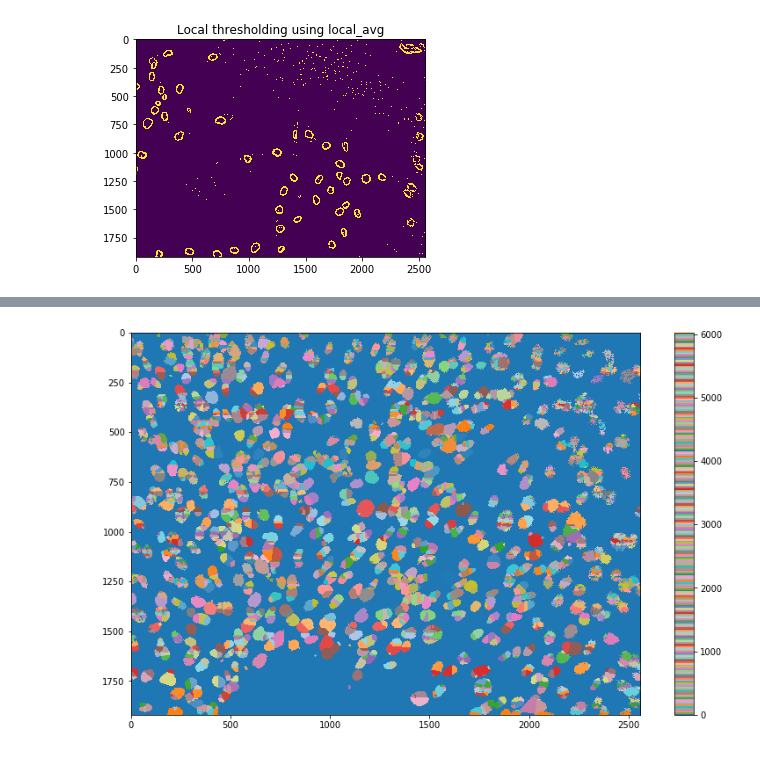
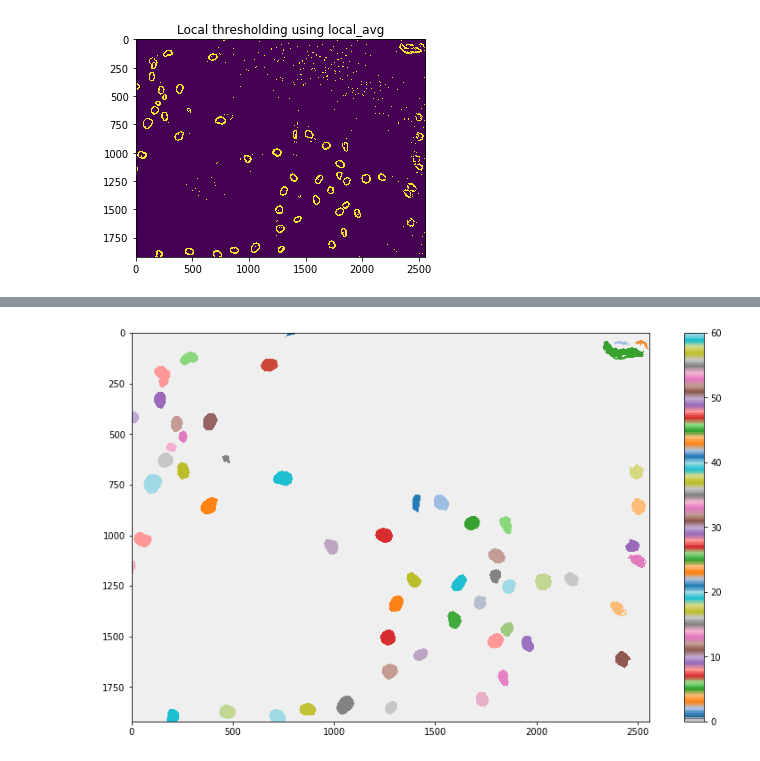
Before and after one commit to SvenPVoigt/PublicNotebooks, a Jupyter notebook: Cell_Pipeline_Ver09.ipynb, the cells around one changed output, grey strips where cells are left out. Saved outputs shown, nothing was run; the diff lists cells and outputs as text; code cells hidden in the pictures.

Commit message:
updated cell pres

```diff
--- a/Cell_Pipeline_Ver09.ipynb
+++ b/Cell_Pipeline_Ver09.ipynb
@@ -88,17 +89,17 @@ plt.show()
 # %%
 cells2 = cells_to_process.copy()
 
-cells2_dilated = (conv_dilate(cells2, 4) > 0.1).astype(np.int)
-fills2, label_im = do_rem_obj(1-cells2_dilated, 50000, 'gre')
+cells2 = (conv_dilate(cells2, 8) > 0.1).astype(np.int)
+fills2, label_im = do_rem_obj(1-cells2, 50000, 'gre')
 
 cells2 = cells2+fills2
-cells2 = conv_dilate(cells2, 4) > 0.1
+cells2 = 1-(conv_dilate(1-cells2, 8) > 0.1)
 
 plt.imshow(cells2)
 plt.title('Newly found Cells')
 plt.show()
 
-cells_all = cells1 + cells2
+cells_all = (cells1 + cells2) > 0
 
 fig, axs = plt.subplots(1,1,figsize=(9,9))
 axs.imshow(cells_all)
@@ -121,0 +124,16 @@ plt.show()
+# %%
+from skimage.measure import regionprops
+
+props = regionprops(cells_labels)
+
+x, y = props[0].centroid
+xs = (int(round(x)),)
+ys = (int(round(y)),)
+for i in props[1:]:
+    x, y = i.centroid
+    xs = xs + (int(round(x)),)
+    ys = ys + (int(round(y)),)
+
+markers = np.zeros(cells_labels.shape)
+markers[xs,ys] = 1
+markers = ndimage.label(markers)[0]
@@ -122,25 +146,14 @@ plt.show()
 # %%
-from skimage import morphology
-from skimage.morphology import watershed
-from skimage.feature import peak_local_max
-from scipy import ndimage
-from skimage.color import label2rgb
-
-distance = ndimage.distance_transform_edt(imgB)
-
-local_maxi = peak_local_max(distance, indices=False, footprint=np.ones((3, 3)), labels=imgB, threshold_rel = 0.1)
-
-markers = morphology.label(local_maxi)
-
-labels_ws = watershed(-distance, markers, mask=imgB)
+distance = ndimage.distance_transform_edt(cells_all)
+labels_ws = watershed(-distance, markers, mask=cells_all)
 
 plt.figure(figsize = (14,8))
 cols = [plt.cm.tab20(i) for i in range(20)]
 l = len(np.unique(labels_ws))
-cols = cols * (l // 20)
-cols = cols + cols[:(l % 20)]
+cols = [(0.07,0.07,0.07,0.07),] + cols * (l // 20)
+cols = cols + cols[:((l % 20) - 1)]
 plt.imshow(labels_ws, cmap = LinearSegmentedColormap.from_list('cols', cols))
 plt.colorbar()
 plt.show()
 # %% [output]
-[figure, old version]
+[figure, new version]
```
Also changed, not shown: parts of 8 cells of this notebook.
